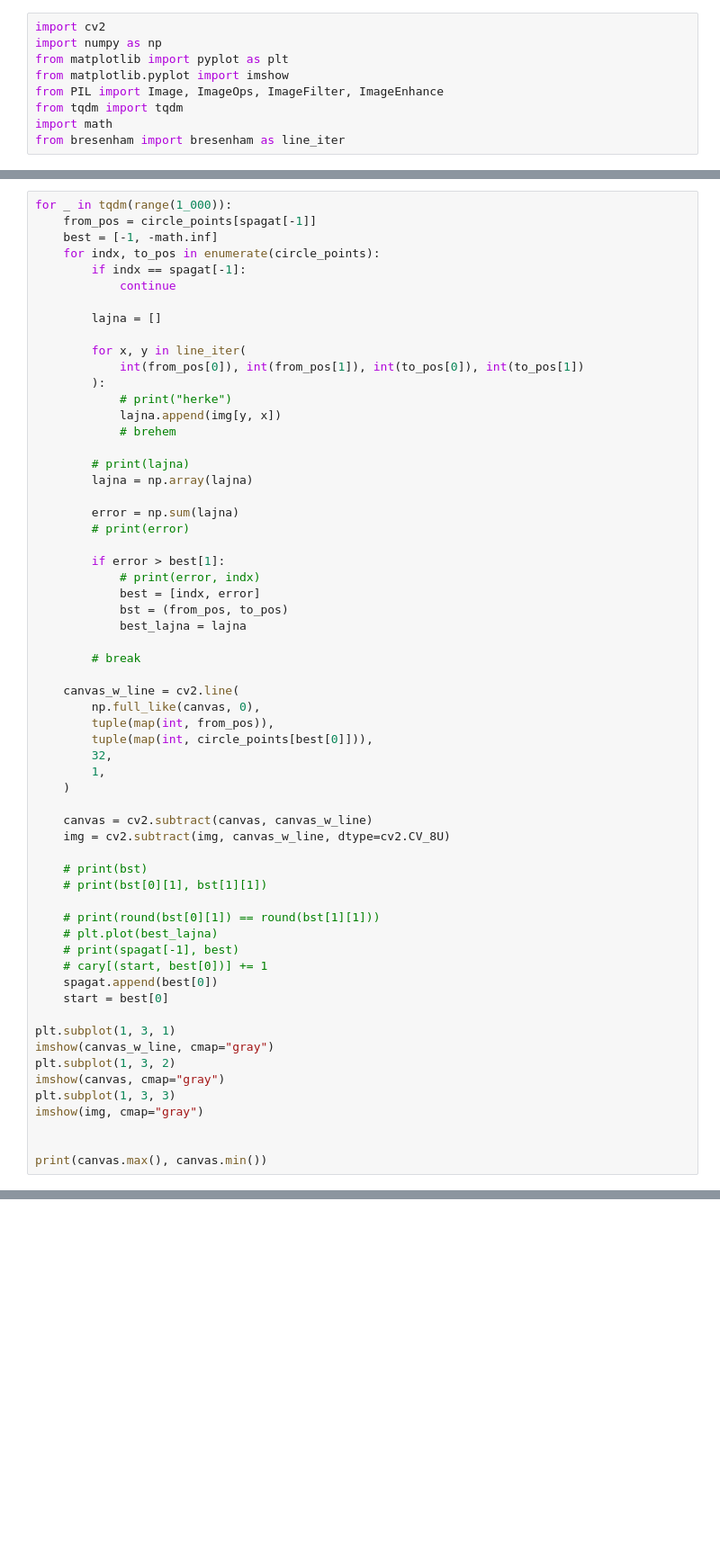
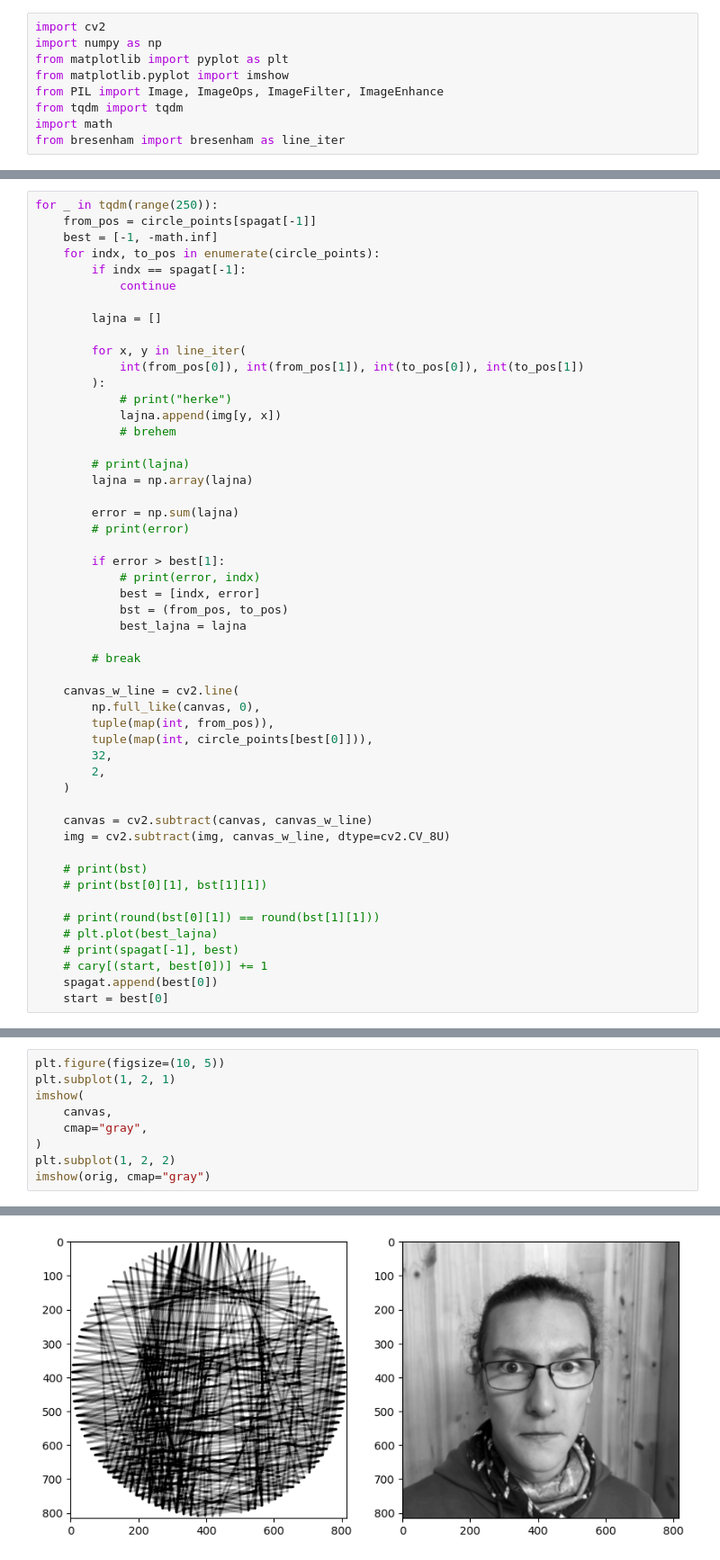
Before and after one commit to ticvac/konfera_string_art, a Jupyter notebook: mse/mse3.ipynb, the cells around one changed output, grey strips where cells are left out. Shown: that part at 90% size. Cells and saved outputs as stored; diff of their text form; blank space fills up the shorter version.

```diff
--- a/mse/mse3.ipynb
+++ b/mse/mse3.ipynb
@@ -87,5 +88,5 @@ spagat = [0]
 # %%
-for _ in tqdm(range(1_000)):
+for _ in tqdm(range(250)):
     from_pos = circle_points[spagat[-1]]
     best = [-1, -math.inf]
     for indx, to_pos in enumerate(circle_points):
@@ -120,7 +121,7 @@ for _ in tqdm(range(1_000)):
         tuple(map(int, from_pos)),
         tuple(map(int, circle_points[best[0]])),
         32,
-        1,
+        2,
     )
 
     canvas = cv2.subtract(canvas, canvas_w_line)
@@ -135,13 +136,3 @@ for _ in tqdm(range(1_000)):
     # cary[(start, best[0])] += 1
     spagat.append(best[0])
     start = best[0]
-
-plt.subplot(1, 3, 1)
-imshow(canvas_w_line, cmap="gray")
-plt.subplot(1, 3, 2)
-imshow(canvas, cmap="gray")
-plt.subplot(1, 3, 3)
-imshow(img, cmap="gray")
-
-
-print(canvas.max(), canvas.min())
@@ -150,0 +139,10 @@ print(canvas.max(), canvas.min())
+# %%
+plt.figure(figsize=(10, 5))
+plt.subplot(1, 2, 1)
+imshow(
+    canvas,
+    cmap="gray",
+)
+plt.subplot(1, 2, 2)
+imshow(orig, cmap="gray")
+# %% [output]
@@ -150,0 +150 @@ print(canvas.max(), canvas.min())
+[figure, added]
```
Also changed, not shown: parts of 5 cells of this notebook, 4 other files.
